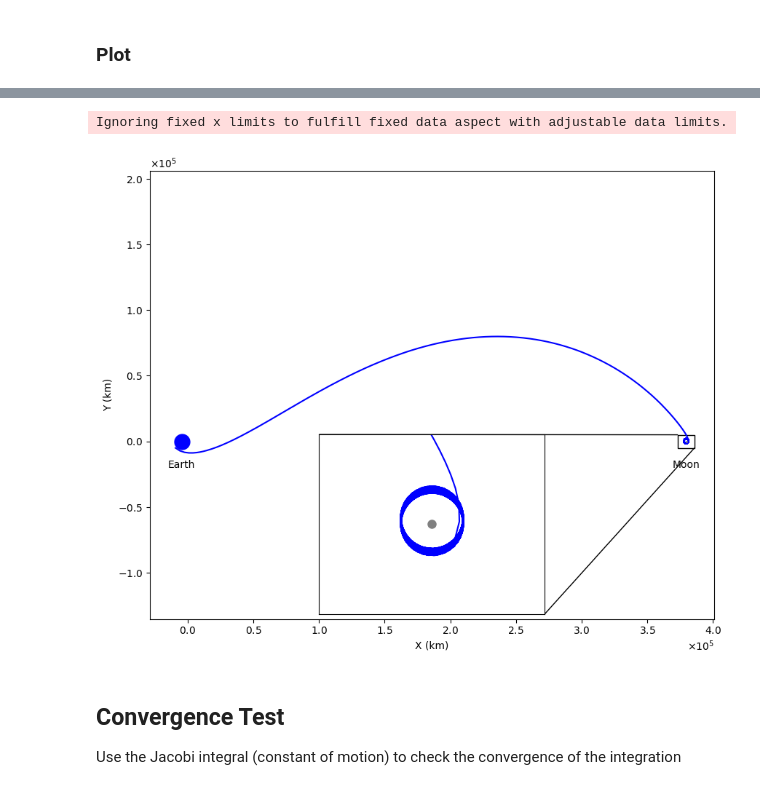
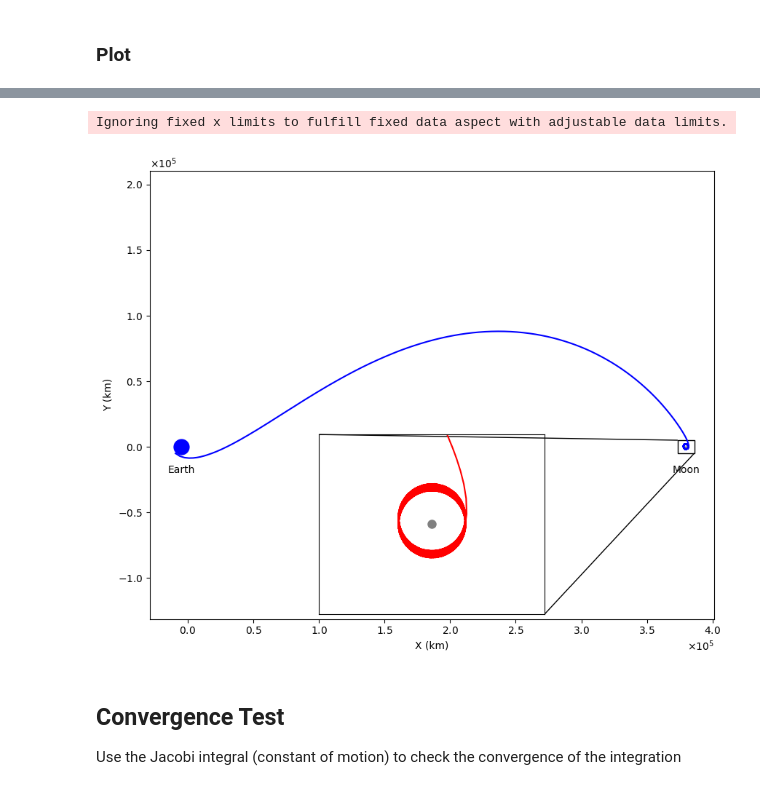
Before and after one commit to samcoulthurst/TrajectoryOptimizer, a Jupyter notebook: notebooks/results_viewer.ipynb, the cells around one changed output, grey strips where cells are left out. Drawn from its saved outputs; the diff is of its cells as text; code cells hidden in the pictures.

```diff
--- a/notebooks/results_viewer.ipynb
+++ b/notebooks/results_viewer.ipynb
@@ -312,35 +281,35 @@ ax.annotate('Moon', xy=(moon_x, 0), xytext=(moon_x, -20000), ha='center')
 for axis in [ax.xaxis, ax.yaxis]:
     axis.set_major_formatter(ticker.ScalarFormatter(useMathText=True))
 ax.ticklabel_format(style='sci', axis='both', scilimits=(5,5))
 
 ax.set_xlabel('X (km)')
 ax.set_ylabel('Y (km)')
 
 # --- Inset ---
 axins = inset_axes(ax, width='40%', height='40%', loc='lower center')
 
-axins.plot(states_full[0, :]*em.l_star*1e-3, states_full[1, :]*em.l_star*1e-3, 'b-', linewidth=1.5)
+axins.plot(states_full[0, :]*em.l_star*1e-3, states_full[1, :]*em.l_star*1e-3, 'r-', linewidth=1.5)
 axins.plot(earth_x, 0, 'bo', markersize=15)
 axins.plot(moon_x, 0, 'gray', marker='o', markersize=8)
 
 # Zoom window around moon - adjust these
 zoom = 5000  # km
 axins.set_xlim(moon_x - zoom, moon_x + zoom)
 axins.set_ylim(-zoom, zoom)
 axins.set_aspect('equal', adjustable='datalim')
 axins.set_xticks([])
 axins.set_yticks([])
 
 # Draw box connecting inset to main plot
 mark_inset(ax, axins, loc1=2, loc2=4, fc="none", ec="black")
 
 plt.draw()
 ax.set_aspect('equal', adjustable='datalim')
 
 plt.show()
 # %% [output]
 Ignoring fixed x limits to fulfill fixed data aspect with adjustable data limits.
-[figure, old version]
+[figure, new version]
 # %% [markdown]
 ## Convergence Test
 
```
Also changed, not shown: parts of 21 cells of this notebook, 9 other files.
